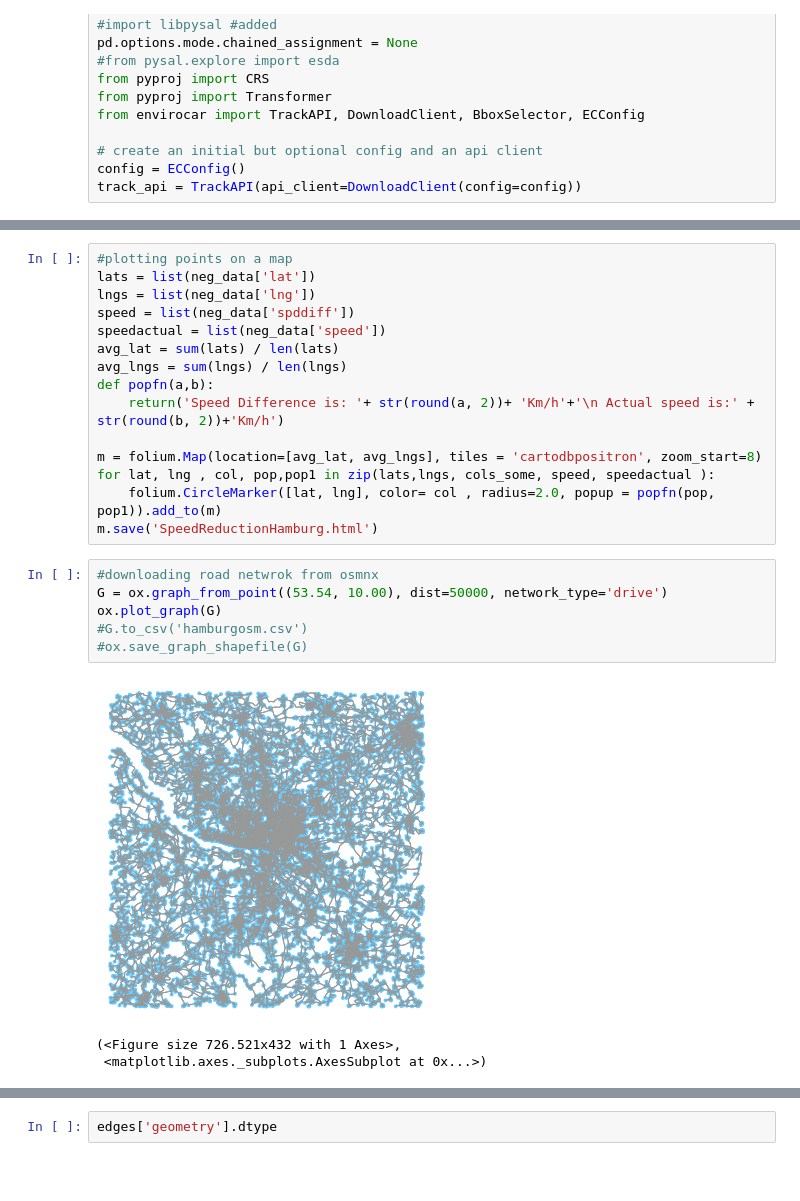
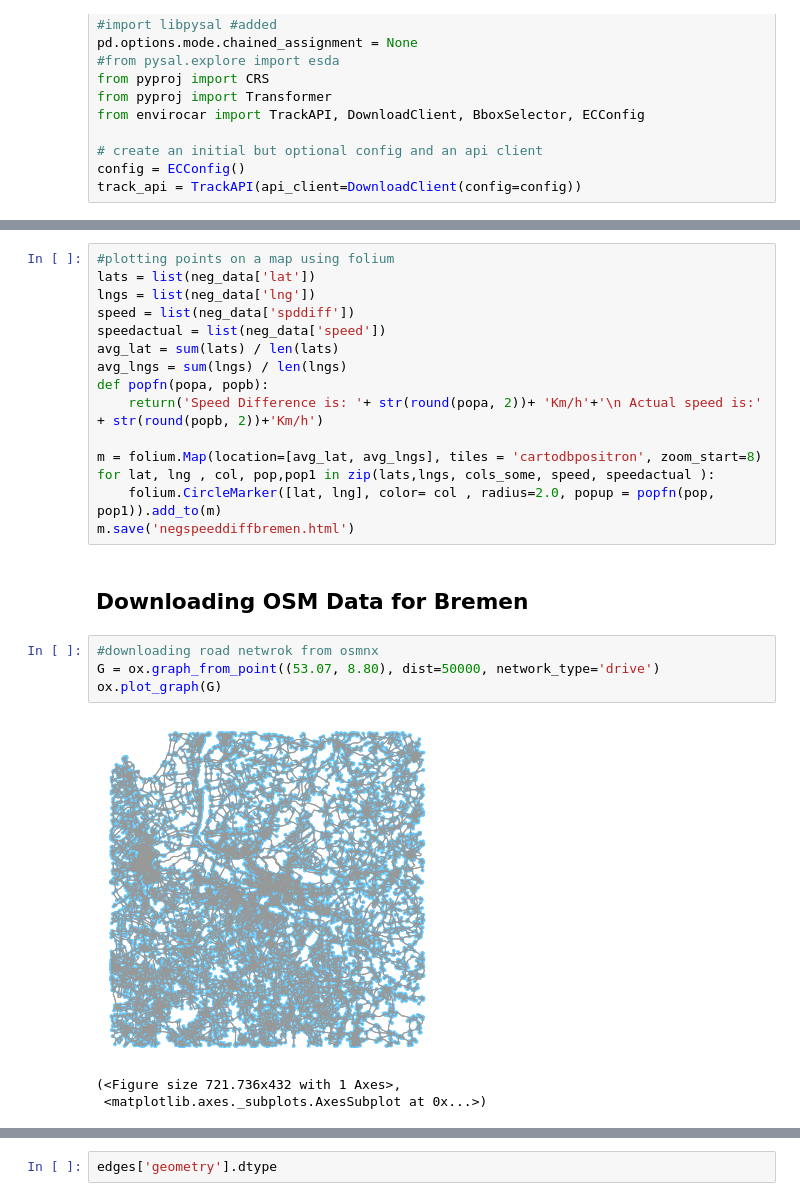
Before and after one commit to janakparajuli/FCDA_Traffic_Safety, a Jupyter notebook: David/TSDSA_II.ipynb, the cells around one changed output, grey strips where cells are left out. Cells and saved outputs as stored; diff of their text form; blank space fills up the shorter version.

```diff
--- a/David/TSDSA_II.ipynb
+++ b/David/TSDSA_II.ipynb
@@ -222,27 +211,27 @@ len(cols_some)
 # %%
-#plotting points on a map
+#plotting points on a map using folium
 lats = list(neg_data['lat'])
 lngs = list(neg_data['lng'])
 speed = list(neg_data['spddiff'])
 speedactual = list(neg_data['speed'])
 avg_lat = sum(lats) / len(lats)
 avg_lngs = sum(lngs) / len(lngs)
-def popfn(a,b):
-    return('Speed Difference is: '+ str(round(a, 2))+ 'Km/h'+'\n Actual speed is:' + str(round(b, 2))+'Km/h')
+def popfn(popa, popb):
+    return('Speed Difference is: '+ str(round(popa, 2))+ 'Km/h'+'\n Actual speed is:' + str(round(popb, 2))+'Km/h')
 
 m = folium.Map(location=[avg_lat, avg_lngs], tiles = 'cartodbpositron', zoom_start=8)
 for lat, lng , col, pop,pop1 in zip(lats,lngs, cols_some, speed, speedactual ):
     folium.CircleMarker([lat, lng], color= col , radius=2.0, popup = popfn(pop, pop1)).add_to(m)
-m.save('SpeedReductionHamburg.html')
+m.save('negspeeddiffbremen.html')
+# %% [markdown]
+## Downloading OSM Data for Bremen
 # %%
 #downloading road netwrok from osmnx
-G = ox.graph_from_point((53.54, 10.00), dist=50000, network_type='drive')
+G = ox.graph_from_point((53.07, 8.80), dist=50000, network_type='drive')
 ox.plot_graph(G)
-#G.to_csv('hamburgosm.csv')
-#ox.save_graph_shapefile(G)
 # %% [output]
-[figure, old version]
+[figure, new version]
-(<Figure size 726.521x432 with 1 Axes>,
+(<Figure size 721.736x432 with 1 Axes>,
  <matplotlib.axes._subplots.AxesSubplot at 0x...>)
 # %%
 #exploring the data frame
```
Also changed, not shown: parts of 63 cells of this notebook.
